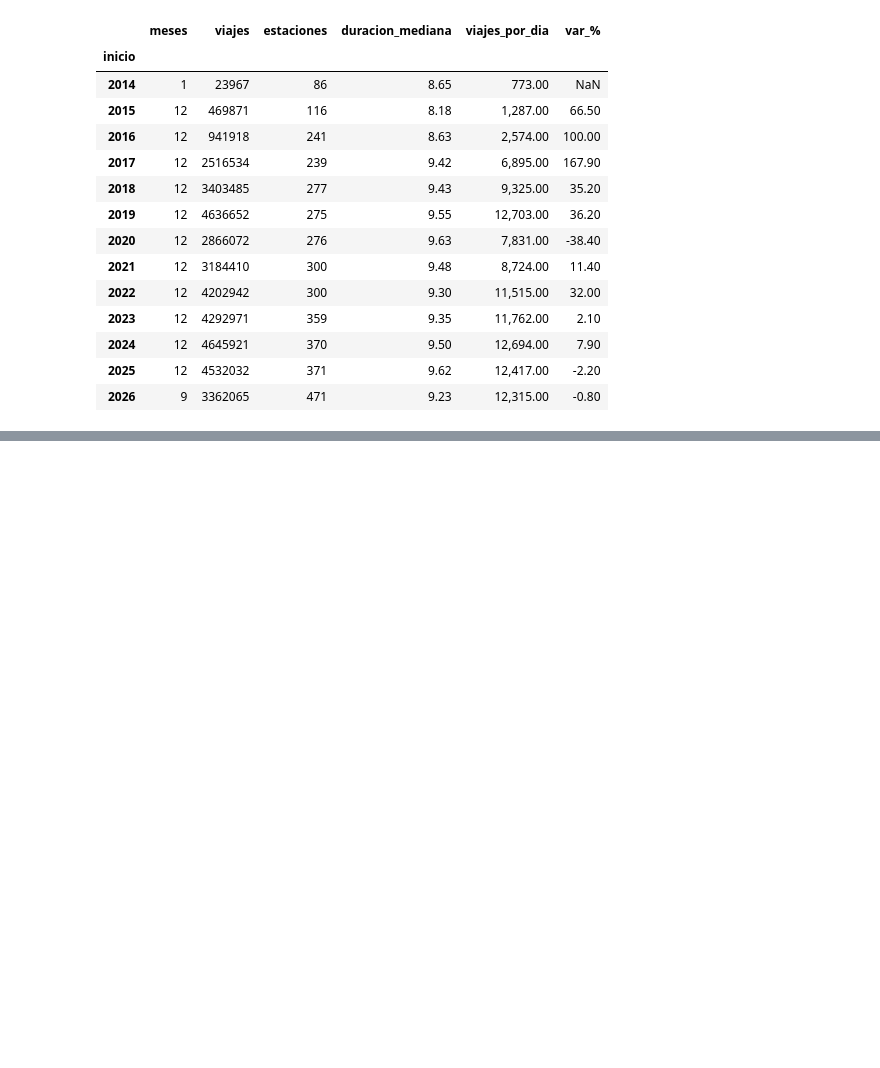
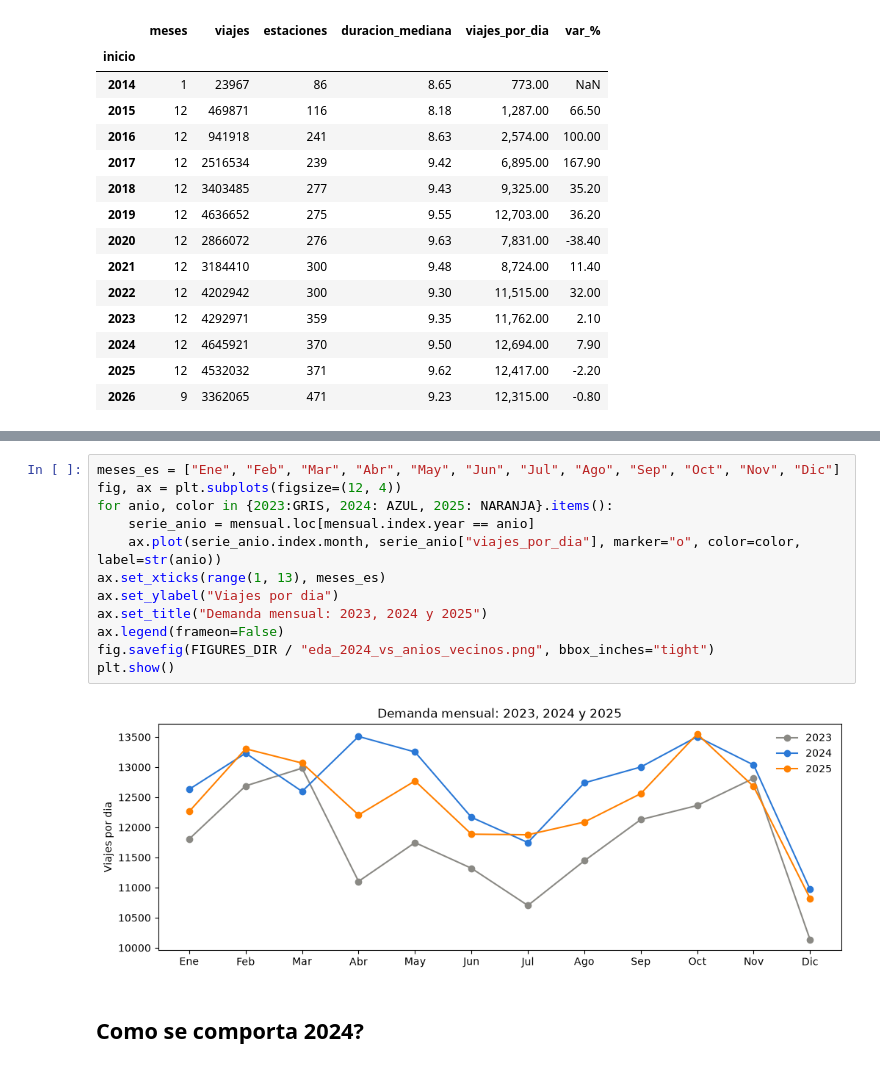
Before and after one commit to alx016/TC5061-Proyecto-Equipo05, a Jupyter notebook: notebooks/1.0-fge-eda-mibici.ipynb, the cells around one changed output, grey strips where cells are left out. Cells and saved outputs as stored; diff of their text form; blank space fills up the shorter version.

```diff
--- a/notebooks/1.0-fge-eda-mibici.ipynb
+++ b/notebooks/1.0-fge-eda-mibici.ipynb
@@ -630,0 +697,16 @@ por_anio
+# %%
+meses_es = ["Ene", "Feb", "Mar", "Abr", "May", "Jun", "Jul", "Ago", "Sep", "Oct", "Nov", "Dic"]
+fig, ax = plt.subplots(figsize=(12, 4))
+for anio, color in {2023:GRIS, 2024: AZUL, 2025: NARANJA}.items():
+    serie_anio = mensual.loc[mensual.index.year == anio]
+    ax.plot(serie_anio.index.month, serie_anio["viajes_por_dia"], marker="o", color=color, label=str(anio))
+ax.set_xticks(range(1, 13), meses_es)
+ax.set_ylabel("Viajes por dia")
+ax.set_title("Demanda mensual: 2023, 2024 y 2025")
+ax.legend(frameon=False)
+fig.savefig(FIGURES_DIR / "eda_2024_vs_anios_vecinos.png", bbox_inches="tight")
+plt.show()
+# %% [output]
+[figure, added]
+# %% [markdown]
+## Como se comporta 2024?
```
Also changed, not shown: parts of 26 cells of this notebook, 9 other files.
